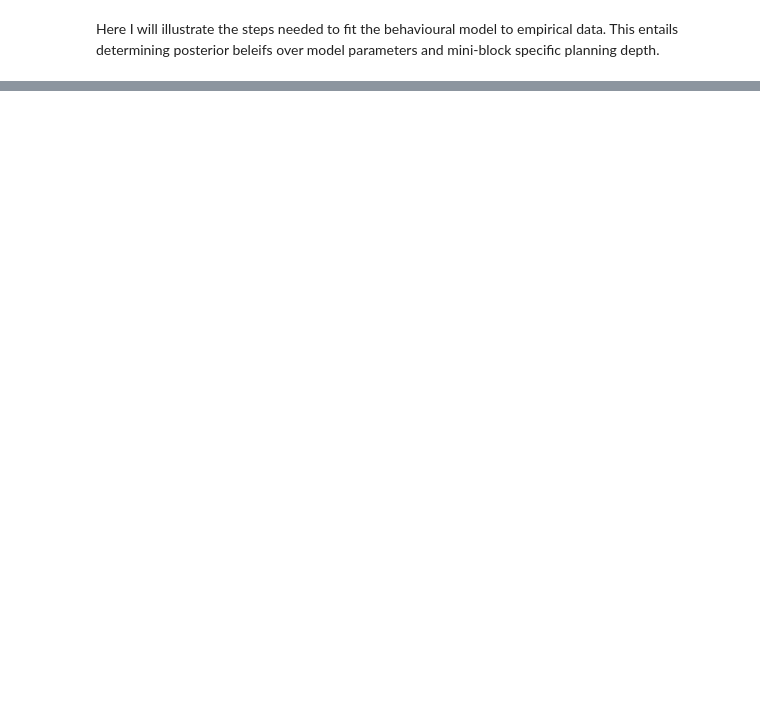
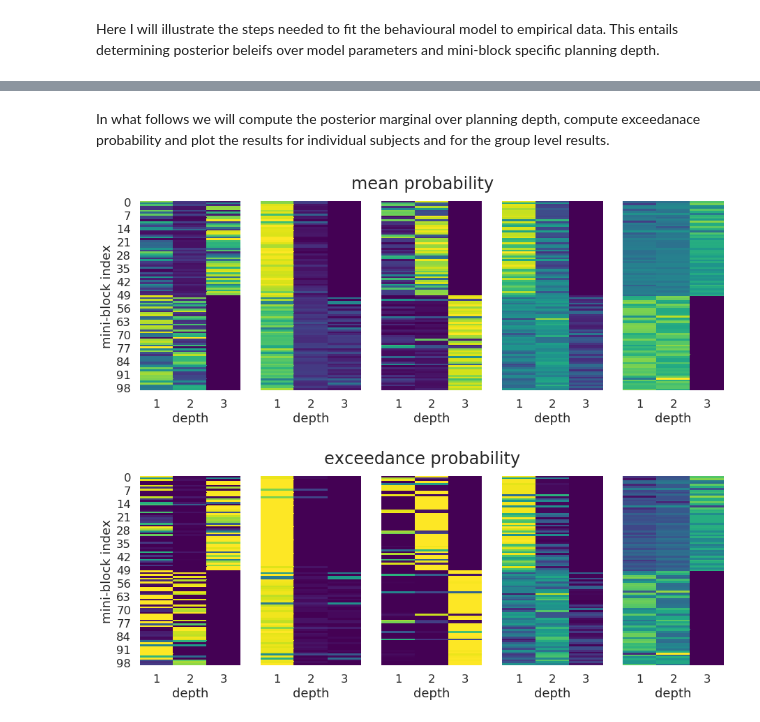
Before and after one commit to jeffensen/plandepth, a Jupyter notebook: notebooks/fitting_model_to_behaviour.ipynb, the cells around one changed output, grey strips where cells are left out. Cells and saved outputs as stored; diff of their text form; code cells hidden in the pictures; blank space fills up the shorter version.

Commit message:
fixed issues with estimation of the planning depth with new version of pyro

```diff
--- a/notebooks/fitting_model_to_behaviour.ipynb
+++ b/notebooks/fitting_model_to_behaviour.ipynb
@@ -179,0 +165,46 @@ RuntimeError: invalid multinomial distribution (encountering probability entry <
+# %% [markdown]
+In what follows we will compute the posterior marginal over planning depth, compute exceedanace probability and plot the results for individual subjects and for the group level results.
+# %%
+n_samples = 100
+post_marg = infer.sample_posterior_marginal(n_samples=n_samples)
+
+
+post_depth = {0: np.zeros((n_samples, mini_blocks, runs, max_trials)),
+              1: np.zeros((n_samples, mini_blocks, runs, max_trials))}
+for pm in post_marg:
+    b, t = np.array(pm.split('_')[1:]).astype(int)
+    if t in post_depth:
+        post_depth[t][:, b] = post_marg[pm]
+
+# get sample mean over planning depth for the first and second choice
+m_prob = [post_depth[d].mean(0) for d in range(2)]
+
+# get sample plannign depth exceedance count of the first and second choice
+# exceedance count => number of times planning depth d had highest posterior probability
+exc_count = [np.array([np.sum(post_depth[t].argmax(-1) == i, 0) for i in range(3)]) for t in range(2)]
+# %%
+# plot true planning depth and estimated mean posterior depth of the first choice for two runs (one from each group)
+fig, axes = plt.subplots(1, 5, figsize=(15, 5), sharex=True, sharey=True)
+
+for ns, ax in zip(range(5), axes):
+    sns.heatmap(m_prob[0][:, ns], cmap='viridis', ax=ax, cbar=False)
+    ax.set_xticklabels([1, 2, 3])
+    ax.set_xlabel('depth')
+
+axes[0].set_ylabel('mini-block index')
+fig.suptitle('mean probability', fontsize=24)
+
+# plot true planning depth and depth exceedance probability of the first choice for two runs (one from each group)
+# plot true planning depth and estimated mean posterior depth of the first choice for two runs (one from each group)
+fig, axes = plt.subplots(1, 5, figsize=(15, 5), sharex=True, sharey=True)
+
+for ns, ax in zip(range(5), axes):
+    sns.heatmap(exc_count[0][..., ns].T/n_samples, cmap='viridis', ax=ax, cbar=False)
+    ax.set_xticklabels([1, 2, 3])
+    ax.set_xlabel('depth')
+
+axes[0].set_ylabel('mini-block index')
+fig.suptitle('exceedance probability', fontsize=24);
+# %% [output]
+[figure, added]
+[figure, added]
```
Also changed, not shown: parts of 9 cells of this notebook, 2 other files.
